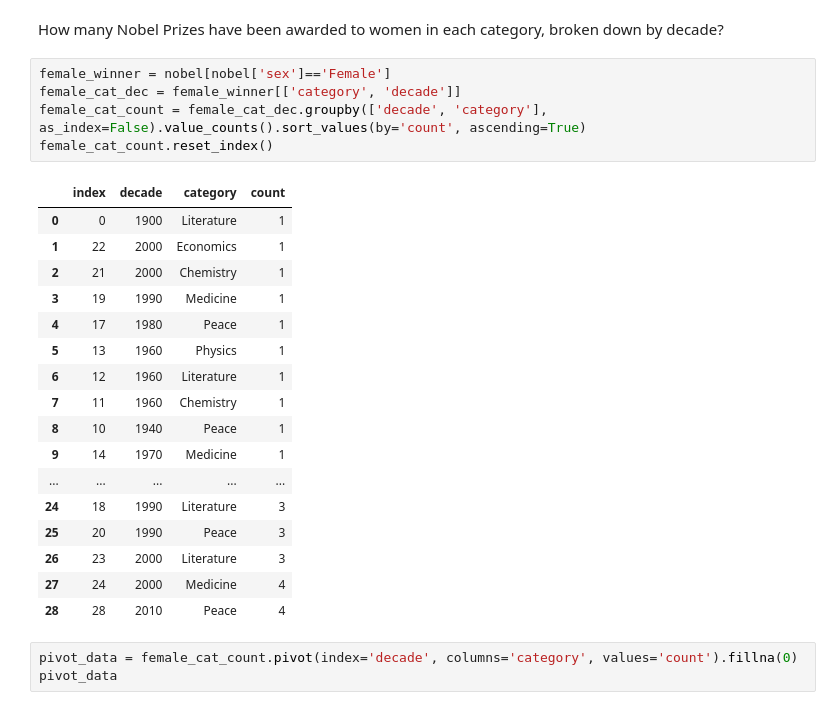
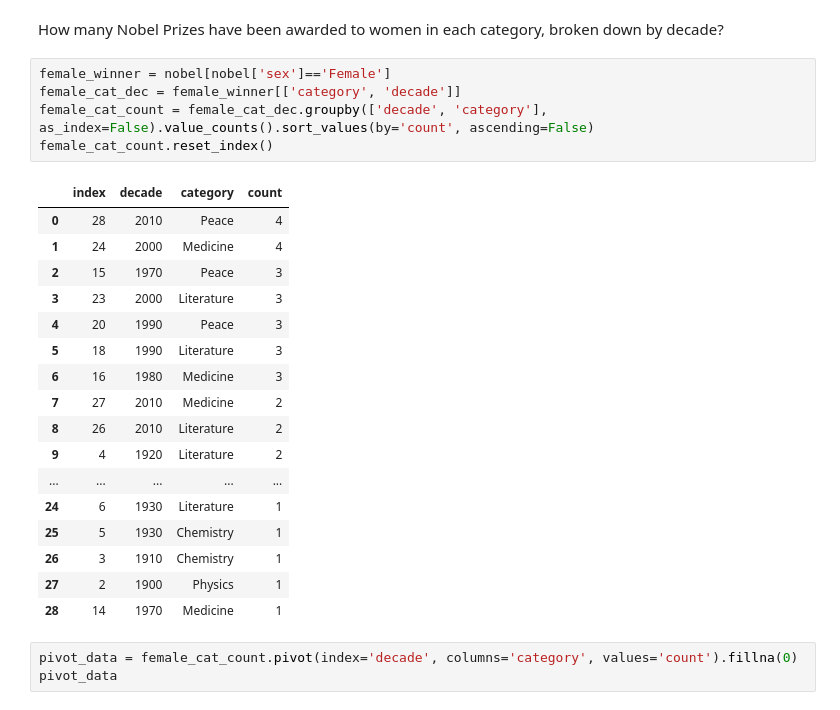
Before and after one commit to Emigbanam/PythonData-Science-Practice-Repository, a Jupyter notebook: nobel prize winners data.ipynb, the cells around one changed output. Cells and saved outputs as stored; diff of their text form.

```diff
--- a/nobel prize winners data.ipynb
+++ b/nobel prize winners data.ipynb
@@ -154,26 +154,26 @@ How many Nobel Prizes have been awarded to women in each category, broken down b
 # %%
 female_winner = nobel[nobel['sex']=='Female']
 female_cat_dec = female_winner[['category', 'decade']]
-female_cat_count = female_cat_dec.groupby(['decade', 'category'], as_index=False).value_counts().sort_values(by='count', ascending=True)
+female_cat_count = female_cat_dec.groupby(['decade', 'category'], as_index=False).value_counts().sort_values(by='count', ascending=False)
 female_cat_count.reset_index()
 # %% [output]
 |  | index | decade | category | count |
-| 0 | 0 | 1900 | Literature | 1 |
-| 1 | 22 | 2000 | Economics | 1 |
-| 2 | 21 | 2000 | Chemistry | 1 |
-| 3 | 19 | 1990 | Medicine | 1 |
-| 4 | 17 | 1980 | Peace | 1 |
-| 5 | 13 | 1960 | Physics | 1 |
-| 6 | 12 | 1960 | Literature | 1 |
-| 7 | 11 | 1960 | Chemistry | 1 |
-| 8 | 10 | 1940 | Peace | 1 |
-| 9 | 14 | 1970 | Medicine | 1 |
+| 0 | 28 | 2010 | Peace | 4 |
+| 1 | 24 | 2000 | Medicine | 4 |
+| 2 | 15 | 1970 | Peace | 3 |
+| 3 | 23 | 2000 | Literature | 3 |
+| 4 | 20 | 1990 | Peace | 3 |
+| 5 | 18 | 1990 | Literature | 3 |
+| 6 | 16 | 1980 | Medicine | 3 |
+| 7 | 27 | 2010 | Medicine | 2 |
+| 8 | 26 | 2010 | Literature | 2 |
+| 9 | 4 | 1920 | Literature | 2 |
 | ... | ... | ... | ... | ... |
-| 24 | 18 | 1990 | Literature | 3 |
-| 25 | 20 | 1990 | Peace | 3 |
-| 26 | 23 | 2000 | Literature | 3 |
-| 27 | 24 | 2000 | Medicine | 4 |
-| 28 | 28 | 2010 | Peace | 4 |
+| 24 | 6 | 1930 | Literature | 1 |
+| 25 | 5 | 1930 | Chemistry | 1 |
+| 26 | 3 | 1910 | Chemistry | 1 |
+| 27 | 2 | 1900 | Physics | 1 |
+| 28 | 14 | 1970 | Medicine | 1 |
 # %%
 pivot_data = female_cat_count.pivot(index='decade', columns='category', values='count').fillna(0)
 pivot_data
```
Also changed, not shown: parts of 4 cells of this notebook.
